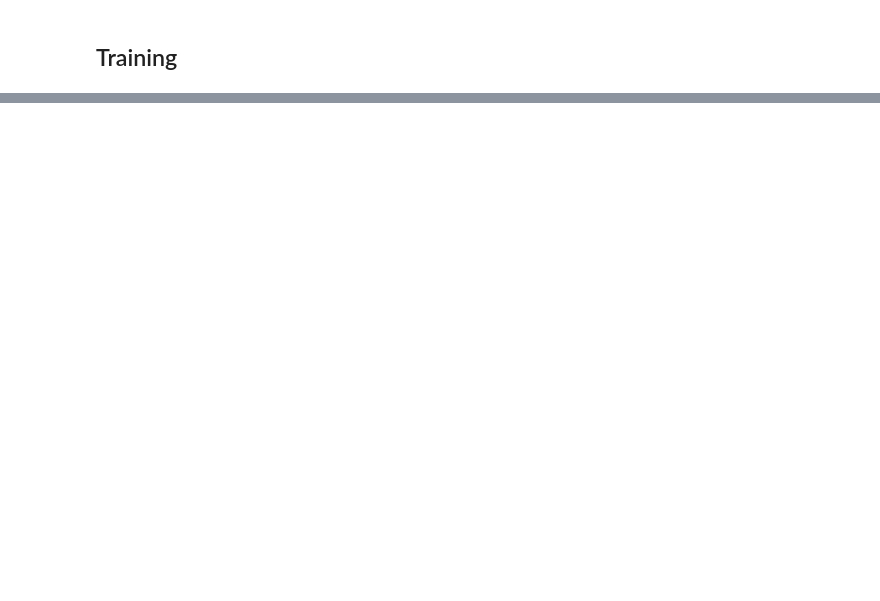
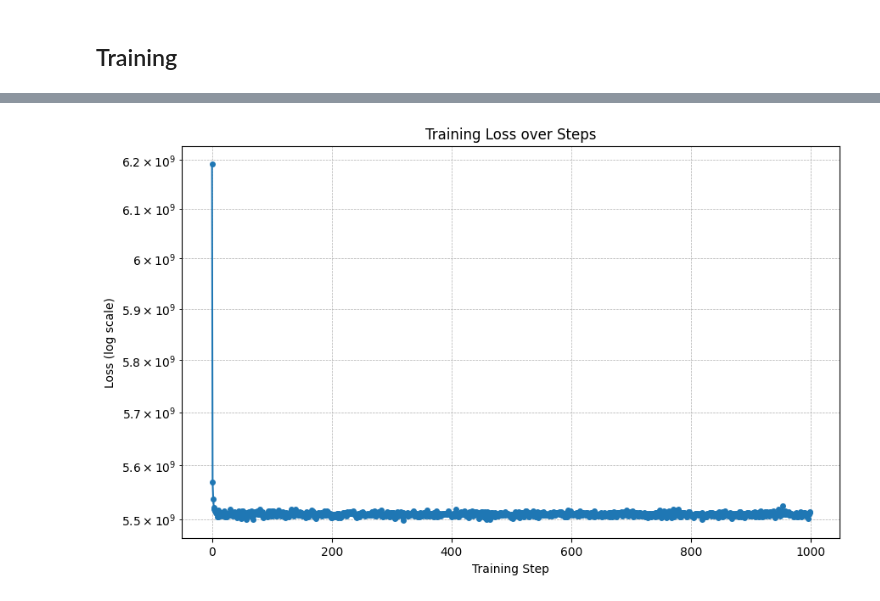
Before and after one commit to HananehMoballeghtohid/DeepLearningStepByStep, a Jupyter notebook: CaliforniaHousingPrices.ipynb, the cells around one changed output, grey strips where cells are left out. Drawn from its saved outputs; the diff is of its cells as text; code cells hidden in the pictures; blank space fills up the shorter version.

```diff
--- a/CaliforniaHousingPrices.ipynb
+++ b/CaliforniaHousingPrices.ipynb
@@ -51,3 +116,14 @@ lr = 0.01
+# %%
+plt.figure(figsize=(10,6))
+plt.plot(losses, marker='o', markersize=4)
+plt.yscale('log')
+plt.xlabel('Training Step')
+plt.ylabel('Loss (log scale)')
+plt.title('Training Loss over Steps')
+plt.grid(True, which="both", ls="--", lw=0.5)
+plt.show()
+# %% [output]
+[figure, added]
 # %%
 print(model.state_dict())
 # %% [output]
```
Also changed, not shown: parts of 18 cells of this notebook.
